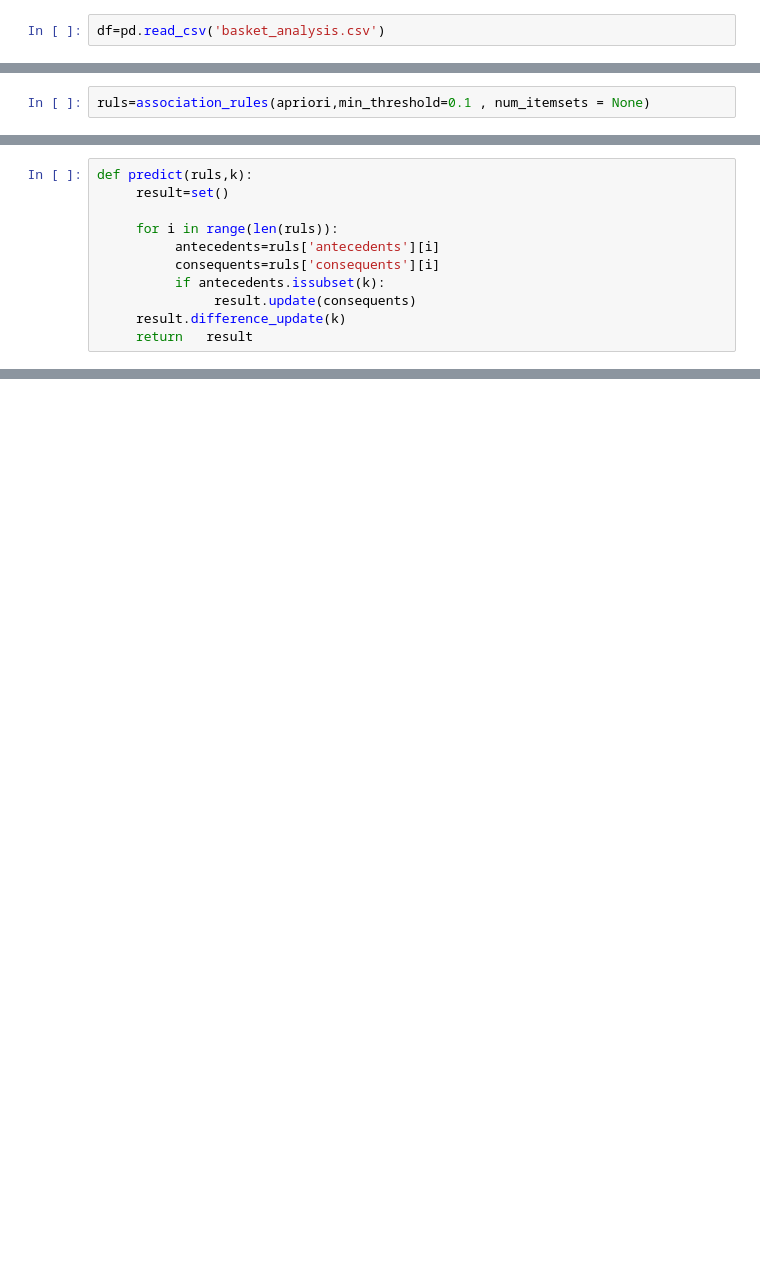
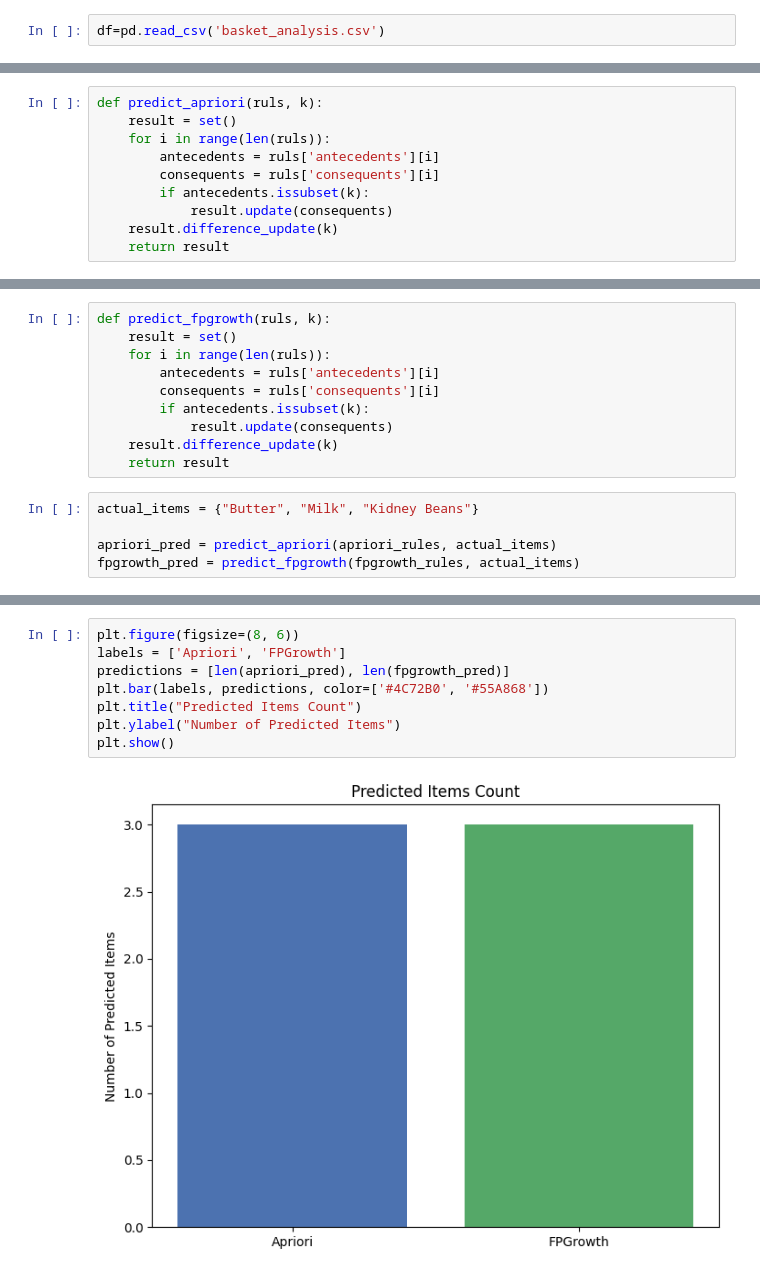
Before and after one commit to NA7RAWY/Comprehensive-Data-Mining-on-Health-Workout-Dataset, a Jupyter notebook: AssociationRule/Association.ipynb, the cells around one changed output, grey strips where cells are left out. Drawn from its saved outputs; the diff is of its cells as text; blank space fills up the shorter version.

```diff
--- a/AssociationRule/Association.ipynb
+++ b/AssociationRule/Association.ipynb
@@ -93,2 +33,0 @@ apriori=apriori(df,min_support=0.2,use_colnames=True)
-# %%
-ruls=association_rules(apriori,min_threshold=0.1 , num_itemsets = None)
@@ -111,11 +81,10 @@ predict model
 # %%
-def predict(ruls,k):
-     result=set()
-
-     for i in range(len(ruls)):
-          antecedents=ruls['antecedents'][i]
-          consequents=ruls['consequents'][i]
-          if antecedents.issubset(k):
-               result.update(consequents)
-     result.difference_update(k)
-     return   result
+def predict_apriori(ruls, k):
+    result = set()
+    for i in range(len(ruls)):
+        antecedents = ruls['antecedents'][i]
+        consequents = ruls['consequents'][i]
+        if antecedents.issubset(k):
+            result.update(consequents)
+    result.difference_update(k)
+    return result
@@ -125,0 +91,15 @@ print(predict(ruls,{"Butter",'Milk','Kidney Beans'}))
+# %%
+def predict_fpgrowth(ruls, k):
+    result = set()
+    for i in range(len(ruls)):
+        antecedents = ruls['antecedents'][i]
+        consequents = ruls['consequents'][i]
+        if antecedents.issubset(k):
+            result.update(consequents)
+    result.difference_update(k)
+    return result
+# %%
+actual_items = {"Butter", "Milk", "Kidney Beans"}
+
+apriori_pred = predict_apriori(apriori_rules, actual_items)
+fpgrowth_pred = predict_fpgrowth(fpgrowth_rules, actual_items)
@@ -125,0 +156,10 @@ print(predict(ruls,{"Butter",'Milk','Kidney Beans'}))
+# %%
+plt.figure(figsize=(8, 6))
+labels = ['Apriori', 'FPGrowth']
+predictions = [len(apriori_pred), len(fpgrowth_pred)]
+plt.bar(labels, predictions, color=['#4C72B0', '#55A868'])
+plt.title("Predicted Items Count")
+plt.ylabel("Number of Predicted Items")
+plt.show()
+# %% [output]
+[figure, added]
```
Also changed, not shown: parts of 25 cells of this notebook.
